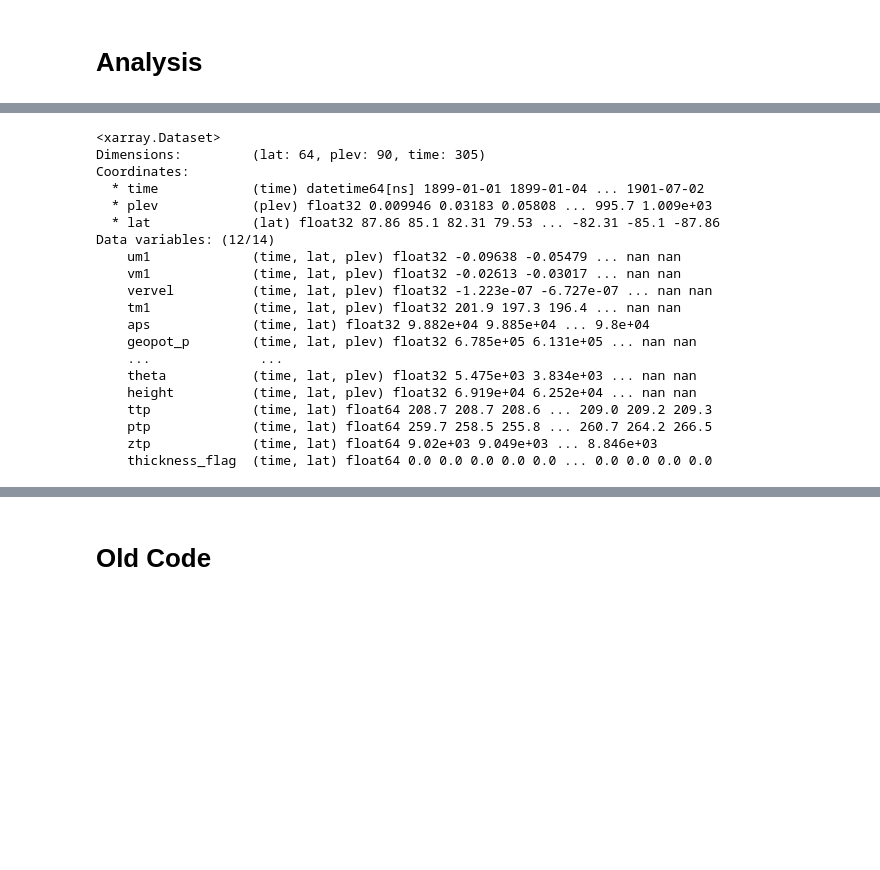
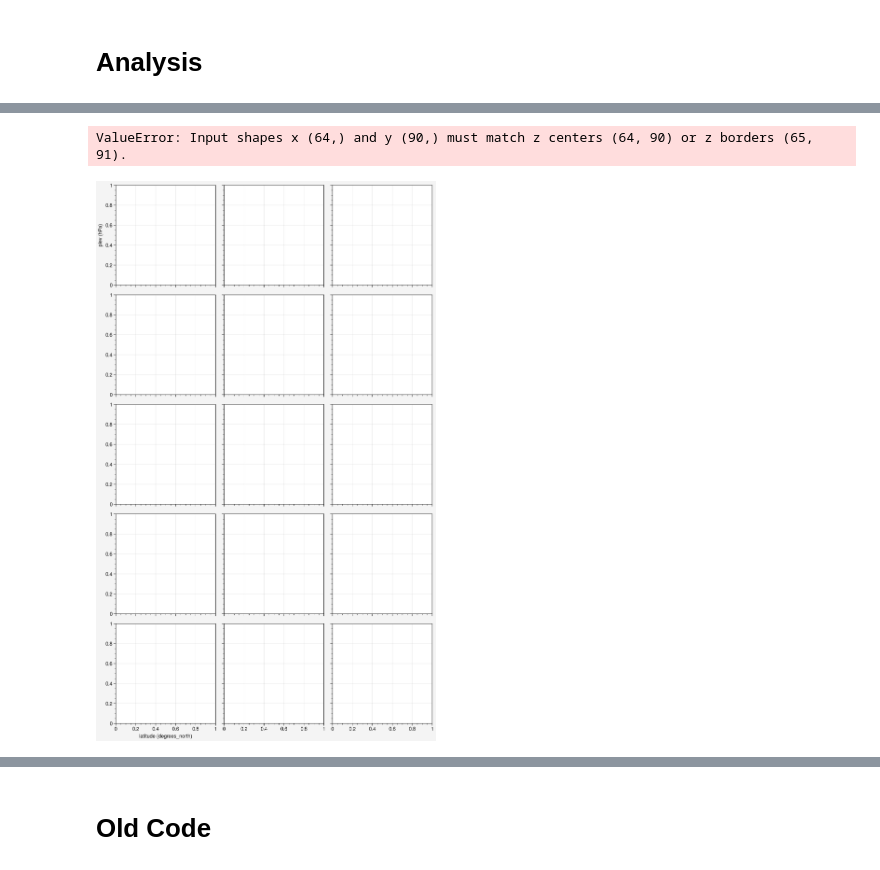
Before and after one commit to pabloconrat/masterarbeit, a Jupyter notebook: transition_analysis.ipynb, the cells around one changed output, grey strips where cells are left out. Drawn from its saved outputs; the diff is of its cells as text; code cells hidden in the pictures; blank space fills up the shorter version.

```diff
--- a/transition_analysis.ipynb
+++ b/transition_analysis.ipynb
@@ -225,27 +197,32 @@ Data variables: (12/14)
-# %%
-f_res = '3D'
-ds = ds_em.resample(time=f_res).mean('time')
-ds
-# %% [output]
-<xarray.Dataset>
-Dimensions:         (lat: 64, plev: 90, time: 305)
-Coordinates:
-  * time            (time) datetime64[ns] 1899-01-01 1899-01-04 ... 1901-07-02
-  * plev            (plev) float32 0.009946 0.03183 0.05808 ... 995.7 1.009e+03
-  * lat             (lat) float32 87.86 85.1 82.31 79.53 ... -82.31 -85.1 -87.86
-Data variables: (12/14)
-    um1             (time, lat, plev) float32 -0.09638 -0.05479 ... nan nan
-    vm1             (time, lat, plev) float32 -0.02613 -0.03017 ... nan nan
-    vervel          (time, lat, plev) float32 -1.223e-07 -6.727e-07 ... nan nan
-    tm1             (time, lat, plev) float32 201.9 197.3 196.4 ... nan nan
-    aps             (time, lat) float32 9.882e+04 9.885e+04 ... 9.8e+04
-    geopot_p        (time, lat, plev) float32 6.785e+05 6.131e+05 ... nan nan
-    ...              ...
-    theta           (time, lat, plev) float32 5.475e+03 3.834e+03 ... nan nan
-    height          (time, lat, plev) float32 6.919e+04 6.252e+04 ... nan nan
-    ttp             (time, lat) float64 208.7 208.7 208.6 ... 209.0 209.2 209.3
-    ptp             (time, lat) float64 259.7 258.5 255.8 ... 260.7 264.2 266.5
-    ztp             (time, lat) float64 9.02e+03 9.049e+03 ... 8.846e+03
-    thickness_flag  (time, lat) float64 0.0 0.0 0.0 0.0 0.0 ... 0.0 0.0 0.0 0.0
 # %%
-fig, ax = pplt.subplots(nrows=3, ncols=3)
+fig, ax = pplt.subplots(nrows=5, ncols=3)
+coords = ['plev','lat','time']
+ds = ds_ep.mean('exp_name')
+ds_wind = ds_zm.mean('exp_name')
+var = 'div1'
+
+var_da = ds[var].transpose(*coords) * 24 * 3600
+
+start_date = new_trans_date - np.timedelta64(30, 'D')
+#dlevel = np.abs(ds[var].max() - ds[var].min())/16
+levels = np.append(np.linspace(var_da.sel(plev=slice(0,700)).min()/3, var_da.sel(plev=slice(0,700)).min()/10, 10),
+                   np.linspace(var_da.sel(plev=slice(0,700)).max()/10, var_da.sel(plev=slice(0,700)).max()/3, 10))
+wind_levels = np.arange(-24, 36.1, 7)
+
+cf = ax[0].contourf(ds.lat, ds.plev, var_da.sel(time=slice('1899-10','1899-12')).mean('time'), levels=levels, cmap='RdBu', extend='both')
+
+for i,a in enumerate(ax):
+    date1 = start_date + np.timedelta64(i * 10, 'D')
+    date2 = date1 + np.timedelta64(5, 'D')
+
+    a.contour(ds_wind.lat, ds_wind.plev, ds_wind.um1.sel(time=slice(date1, date2)).mean('time').T, levels=wind_levels, color='black', linewidth=1)
+    a.contourf(ds.lat, ds.plev, var_da.sel(time=slice(date1, date2)).mean('time'), levels=levels, cmap='RdBu', extend='both')
+    test =  var_da.sel(time=slice(date1, date2)).mean('time')
+    a.set_title(f'time frame: {date1} to {date2}')
+    a.set_ylim([1000,10])
+
+fig.colorbar(cf, label=var, loc='r', rows=(2,4))
+fig.savefig(f'{series}_{var}_evolution_panels.{plot_format}')
+# %% [output]
+ValueError: Input shapes x (64,) and y (90,) must match z centers (64, 90) or z borders (65, 91).
+[figure, added]
```
Also changed, not shown: parts of 9 cells of this notebook, 5 other files.
